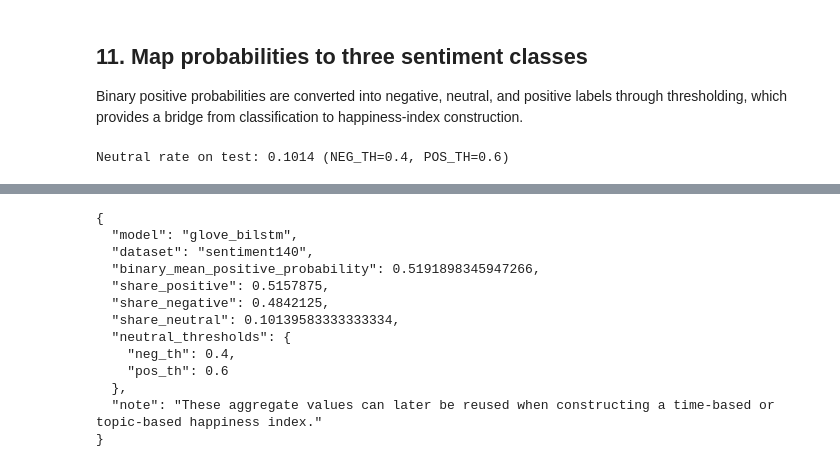
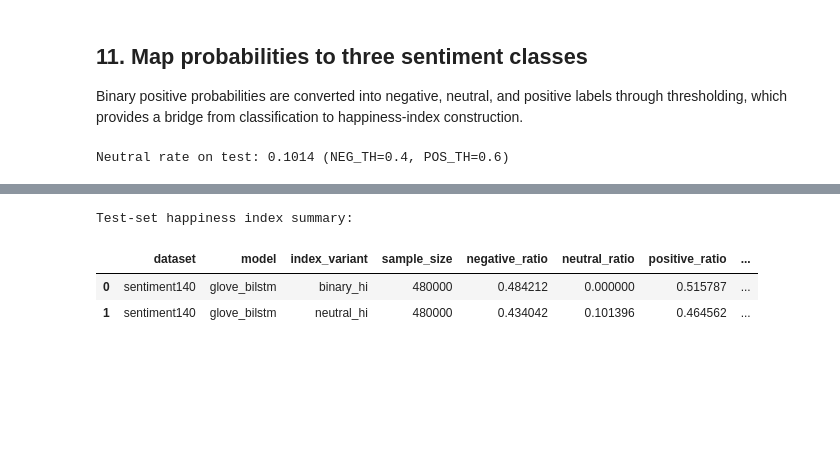
Before and after one commit to seventh720/Graduation_Thesis, a Jupyter notebook: Code/notebooks/sentiment140_lstm_model.ipynb, the cells around one changed output, grey strips where cells are left out. Drawn from its saved outputs; the diff is of its cells as text; code cells hidden in the pictures; blank space fills up the shorter version.

Commit message:
happiness index for lstm

```diff
--- a/Code/notebooks/sentiment140_lstm_model.ipynb
+++ b/Code/notebooks/sentiment140_lstm_model.ipynb
@@ -505,34 +504,58 @@ These summary statistics show how model outputs can be aggregated into a simple
 # %%
-# === 12) Example happiness-index-ready aggregates ===
-happiness_binary_score = float(test_probs.mean())
-share_positive = float((pred_binary == 1).mean())
-share_negative = float((pred_binary == 0).mean())
-share_neutral  = float((pred_3class == "NEUTRAL").mean())
+# === 12) Construct test-set happiness indices ===
+binary_score_map = {0: -1, 1: 1}
+neutral_score_map = {"NEGATIVE": -1, "NEUTRAL": 0, "POSITIVE": 1}
 
-happiness_summary = {
+pred_binary_df = test_df[["text", "text_clean"]].copy()
+pred_binary_df["y_true"] = test_labels.astype(int)
+pred_binary_df["proba_pos"] = test_probs.astype(float)
+pred_binary_df["pred_binary"] = pred_binary.astype(int)
+pred_binary_df["score_label_binary"] = pred_binary_df["pred_binary"].map(binary_score_map).astype(int)
+pred_binary_df["score_prob_continuous"] = (2 * pred_binary_df["proba_pos"] - 1).astype(float)
+
+pred_neutral_df = pred_binary_df.copy()
+pred_neutral_df["pred_3class"] = pred_3class
+pred_neutral_df["score_label_3class"] = pred_neutral_df["pred_3class"].map(neutral_score_map).astype(int)
+
+binary_hi_summary = {
+    "dataset": "sentiment140",
     "model": "glove_bilstm",
-    "dataset": "sentiment140",
-    "binary_mean_positive_probability": happiness_binary_score,
-    "share_positive": share_positive,
-    "share_negative": share_negative,
-    "share_neutral": share_neutral,
-    "neutral_thresholds": {"neg_th": NEG_TH, "pos_th": POS_TH},
-    "note": "These aggregate values can later be reused when constructing a time-based or topic-based happiness index.",
+    "index_variant": "binary_hi",
+    "sample_size": int(len(pred_binary_df)),
+    "negative_ratio": float((pred_binary_df["pred_binary"] == 0).mean()),
+    "neutral_ratio": 0.0,
+    "positive_ratio": float((pred_binary_df["pred_binary"] == 1).mean()),
+    "mean_proba_pos": float(pred_binary_df["proba_pos"].mean()),
+    "hi_label_raw": float(pred_binary_df["score_label_binary"].mean()),
+    "hi_label_100": float(50 * (pred_binary_df["score_label_binary"].mean() + 1)),
+    "hi_prob_raw": float(pred_binary_df["score_prob_continuous"].mean()),
+    "hi_prob_100": float(50 * (pred_binary_df["score_prob_continuous"].mean() + 1)),
 }
 
-print(json.dumps(happiness_summary, indent=2))
+neutral_hi_summary = {
+    "dataset": "sentiment140",
+    "model": "glove_bilstm",
+    "index_variant": "neutral_hi",
+    "sample_size": int(len(pred_neutral_df)),
+    "negative_ratio": float((pred_neutral_df["pred_3class"] == "NEGATIVE").mean()),
+    "neutral_ratio": float((pred_neutral_df["pred_3class"] == "NEUTRAL").mean()),
+    "positive_ratio": float((pred_neutral_df["pred_3class"] == "POSITIVE").mean()),
+    "mean_proba_pos": float(pred_neutral_df["proba_pos"].mean()),
+    "neg_th": float(NEG_TH),
+    "pos_th": float(POS_TH),
+    "hi_label_raw": float(pred_neutral_df["score_label_3class"].mean()),
+    "hi_label_100": float(50 * (pred_neutral_df["score_label_3class"].mean() + 1)),
+    "hi_prob_raw": float(pred_neutral_df["score_prob_continuous"].mean()),
+    "hi_prob_100": float(50 * (pred_neutral_df["score_prob_continuous"].mean() + 1)),
+}
+
+happiness_summary_df = pd.DataFrame([binary_hi_summary, neutral_hi_summary])
+
+print("Test-set happiness index summary:")
+display(happiness_summary_df)
 # %% [output]
-{
-  "model": "glove_bilstm",
-  "dataset": "sentiment140",
-  "binary_mean_positive_probability": 0.5191898345947266,
-  "share_positive": 0.5157875,
-  "share_negative": 0.4842125,
-  "share_neutral": 0.10139583333333334,
-  "neutral_thresholds": {
-    "neg_th": 0.4,
-    "pos_th": 0.6
-  },
-  "note": "These aggregate values can later be reused when constructing a time-based or topic-based happiness index."
-}
+Test-set happiness index summary:
+|  | dataset | model | index_variant | sample_size | negative_ratio | neutral_ratio | positive_ratio | ... |
+| 0 | sentiment140 | glove_bilstm | binary_hi | 480000 | 0.484212 | 0.000000 | 0.515787 | ... |
+| 1 | sentiment140 | glove_bilstm | neutral_hi | 480000 | 0.434042 | 0.101396 | 0.464562 | ... |
 # %% [markdown]
```
Also changed, not shown: parts of 4 cells of this notebook, 4 other files.
